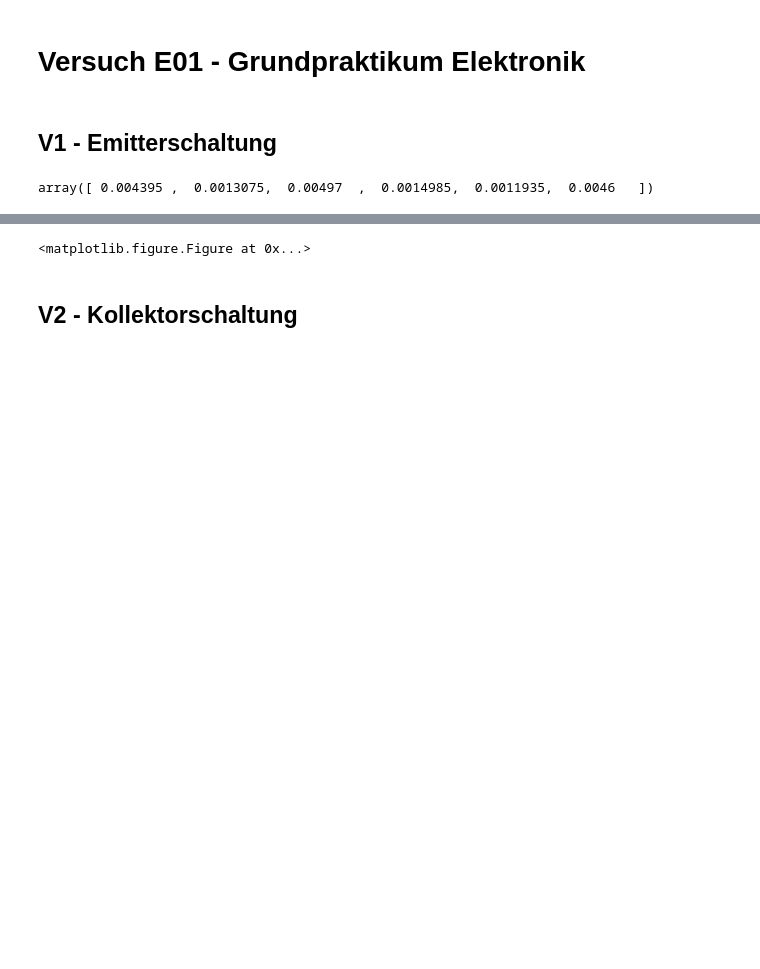
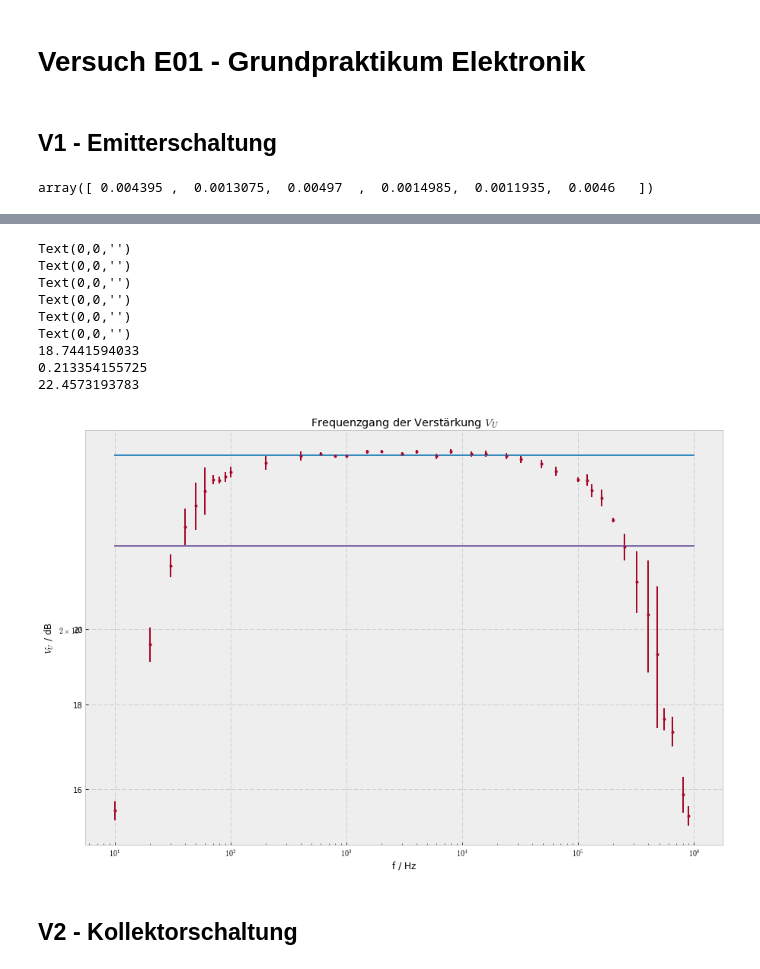
Before and after one commit to acereca/FP, a Jupyter notebook: E01 - Grundpraktikum Elektronik/E01.ipynb, the cells around one changed output, grey strips where cells are left out. Drawn from its saved outputs; the diff is of its cells as text; code cells hidden in the pictures; blank space fills up the shorter version.

```diff
--- a/E01 - Grundpraktikum Elektronik/E01.ipynb
+++ b/E01 - Grundpraktikum Elektronik/E01.ipynb
@@ -52,17 +75,41 @@ plt.clf()
-# %%
-vppin = unumpy.uarray(data[:,2],data[:,3])
-vppout = unumpy.uarray(data[:,4],data[:,5])
-
-verst = vppout/vppin*1000
-
-plotfreq(data[:,0], [verst[i].n for i in range(len(verst))],\
-         xerr=data[:,1], yerr=[verst[i].s for i in range(len(verst))],\
-         xlabel='f / Hz', ylabel='$V_U$', xscale='log', yscale='log',\
-         title='Frequenzgang der Verstärkung $V_U$', filename='1-freqV')
-plt.clf()
-#pd.DataFrame(verst)
-# %% [output]
-<matplotlib.figure.Figure at 0x...>
+# %%
+vppin = unumpy.uarray(data[:,2],data[:,3])
+vppout = unumpy.uarray(data[:,4],data[:,5])
+
+verst = vppout/vppin*1000
+
+# 200Hz - 64kHz
+mean_verst = np.sum(unumpy.nominal_values(verst)[10:26])/16
+mean_verst_dev = np.sum(unumpy.std_devs(verst)[10:26])/16
+plotformat(xlabel='f / Hz', ylabel='$V_U$ / dB',\
+           xscale='log', yscale='log',\
+           title='Frequenzgang der Verstärkung $V_U$',\
+           yticks=[6,8,10,12,14,16,18,20])
+
+fitdata = np.logspace(1,6,1E3)
+db = lambda x: 20*np.log10(x)
+plt.plot(fitdata, db([mean_verst for i in range(len(fitdata))]))
+plt.errorbar(data[:,0], db([verst[i].n for i in range(len(verst))]),\
+             xerr=data[:,1],\
+             yerr=db(unumpy.nominal_values(verst)+unumpy.std_devs(verst)) - db(unumpy.nominal_values(verst)), fmt='.')
+plt.plot(fitdata, db([mean_verst for i in range(len(fitdata))])-3)
+
+print(mean_verst)
+print(mean_verst_dev)
+print(db(mean_verst)-3)
+plt.savefig('1-freqU.png')
+#pd.DataFrame(verst)
+# %% [output]
+Text(0,0,'')
+Text(0,0,'')
+Text(0,0,'')
+Text(0,0,'')
+Text(0,0,'')
+Text(0,0,'')
+18.7441594033
+0.213354155725
+22.4573193783
+[figure, added]
 # %% [markdown]
 ## V2 - Kollektorschaltung
 # %%
```
Also changed, not shown: parts of 7 cells of this notebook, 4 other files.
